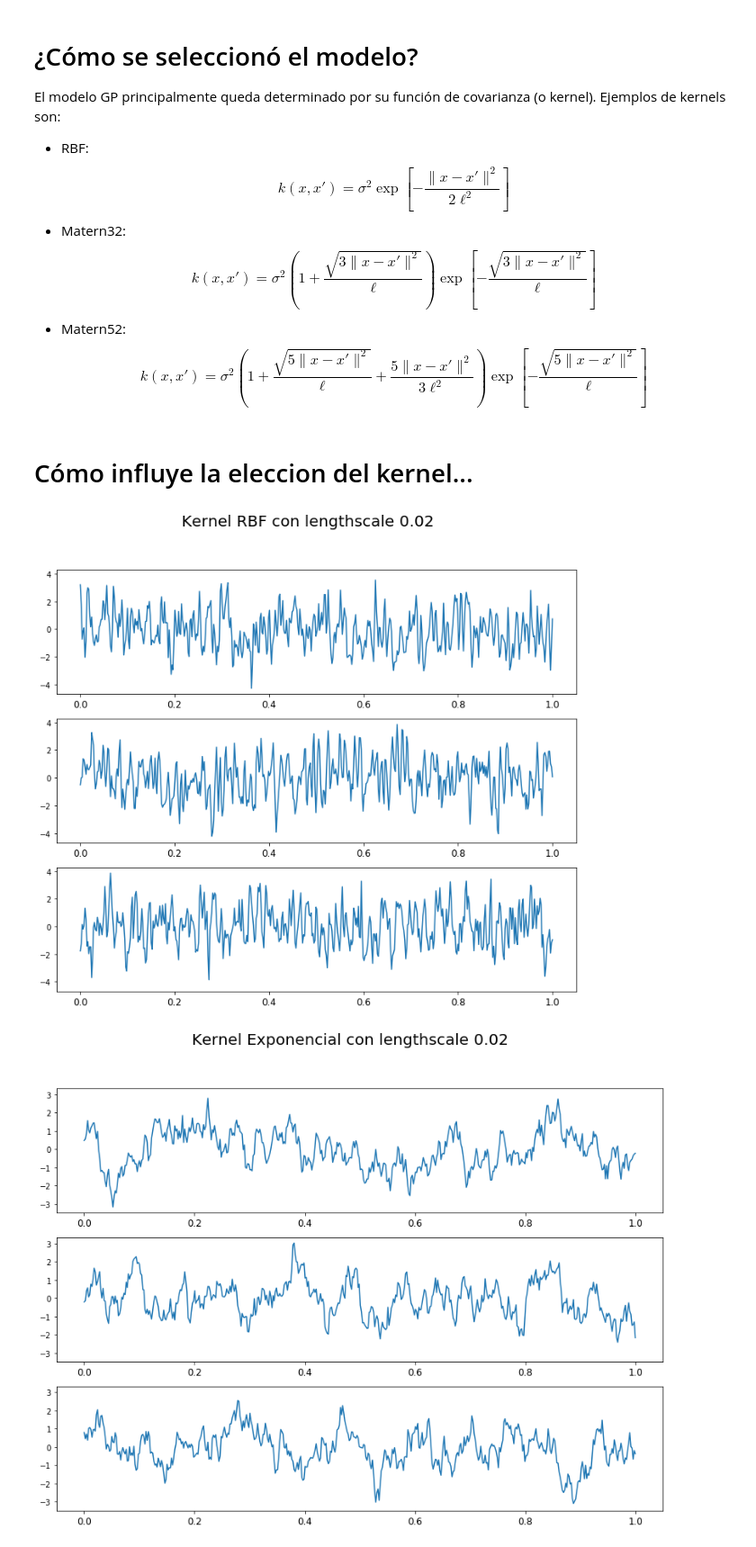
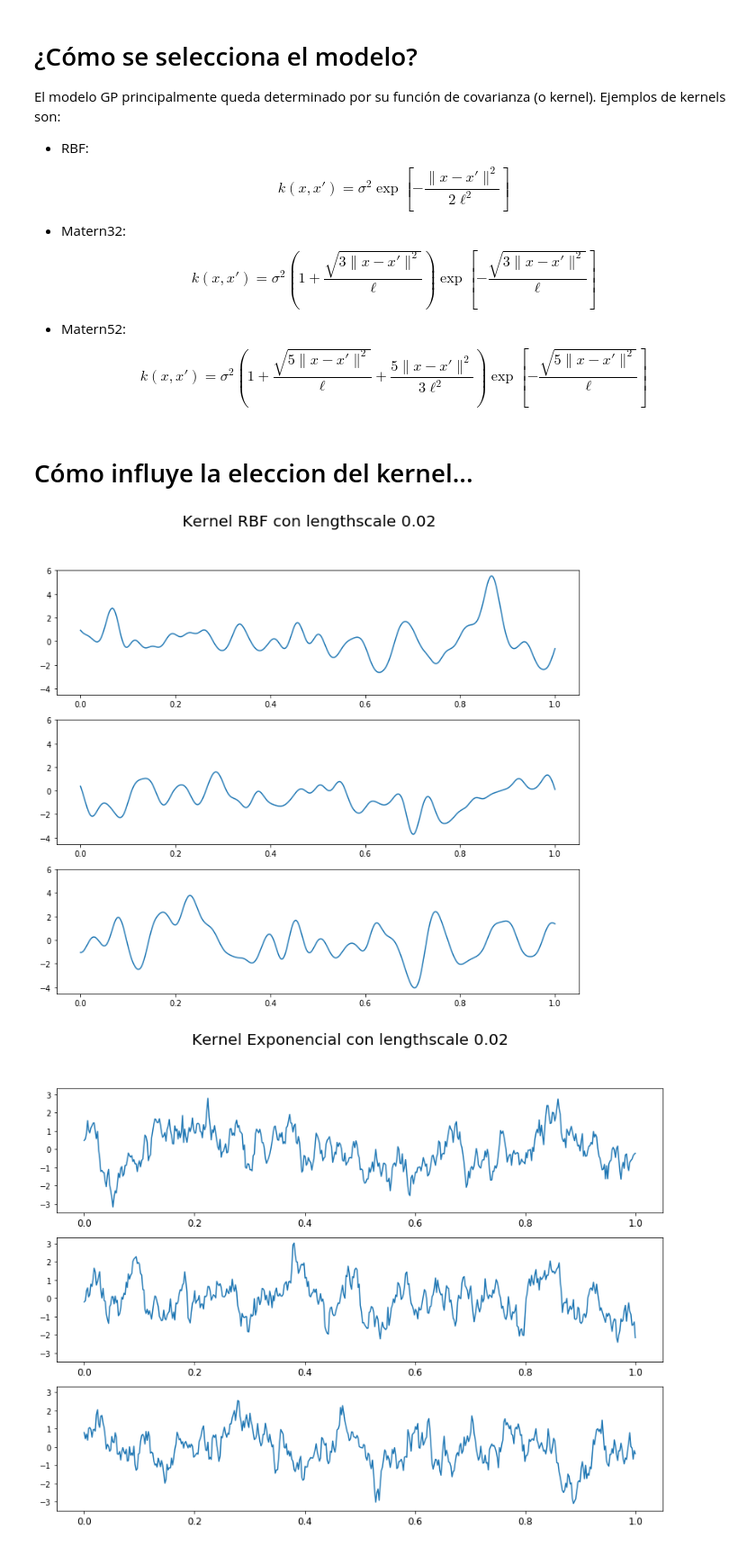
Before and after one commit to jpmerlet/gp_spc, a Jupyter notebook: code_git/presentacion_resultados.ipynb, the cells around one changed output. Shown at 90% size. Drawn from its saved outputs; the diff is of its cells as text; code cells hidden in the pictures.

```diff
--- a/code_git/presentacion_resultados.ipynb
+++ b/code_git/presentacion_resultados.ipynb
@@ -47,7 +47,7 @@ $$
 <br>
 <br>
 # %% [markdown]
-# ¿Cómo se seleccionó el modelo?
+# ¿Cómo se selecciona el modelo?
 
 El modelo GP principalmente queda determinado por su función de covarianza (o kernel). Ejemplos de kernels son:
 * RBF:
@@ -67,32 +67,32 @@ $$
 # %%
 import GPy
 import numpy as np
 import matplotlib.pyplot as plt
 
-k = GPy.kern.RBF(input_dim=1, lengthscale=0.002, variance=2)
+k = GPy.kern.RBF(input_dim=1, lengthscale=0.02, variance=2)
 X = np.linspace(0.,1.,500)
 
 # 500 points evenly spaced over [0,1]
 X = X[:,None]
 # reshape X to make it n*D
 mu = np.zeros((500))
 # vector of the means
 C = k.K(X,X)
 # covariance matrix
 # Generate 20 sample path with mean mu and covariance C
 Z = np.random.multivariate_normal(mu,C,20)
 
 fig, axes = plt.subplots(nrows=3, ncols=1, sharey=True)
 fig.set_size_inches(12,10)
 
 for i,ax in enumerate(axes):
     eje_i = axes[i,]
     eje_i.plot(X[:], Z[i,])
     # eje_i.set_title('Kernel RBF con lengthscale {}'.format(0.02), size=20)
 plt.suptitle('Kernel RBF con lengthscale {}'.format(0.02), fontsize=20)
 plt.show()
 # %% [output]
-[figure, old version]
+[figure, new version]
 # %%
 k = GPy.kern.Exponential(input_dim=1, lengthscale=0.02)
 X = np.linspace(0.,1.,500)
```
Also changed, not shown: parts of 8 cells of this notebook, 1 other file.
